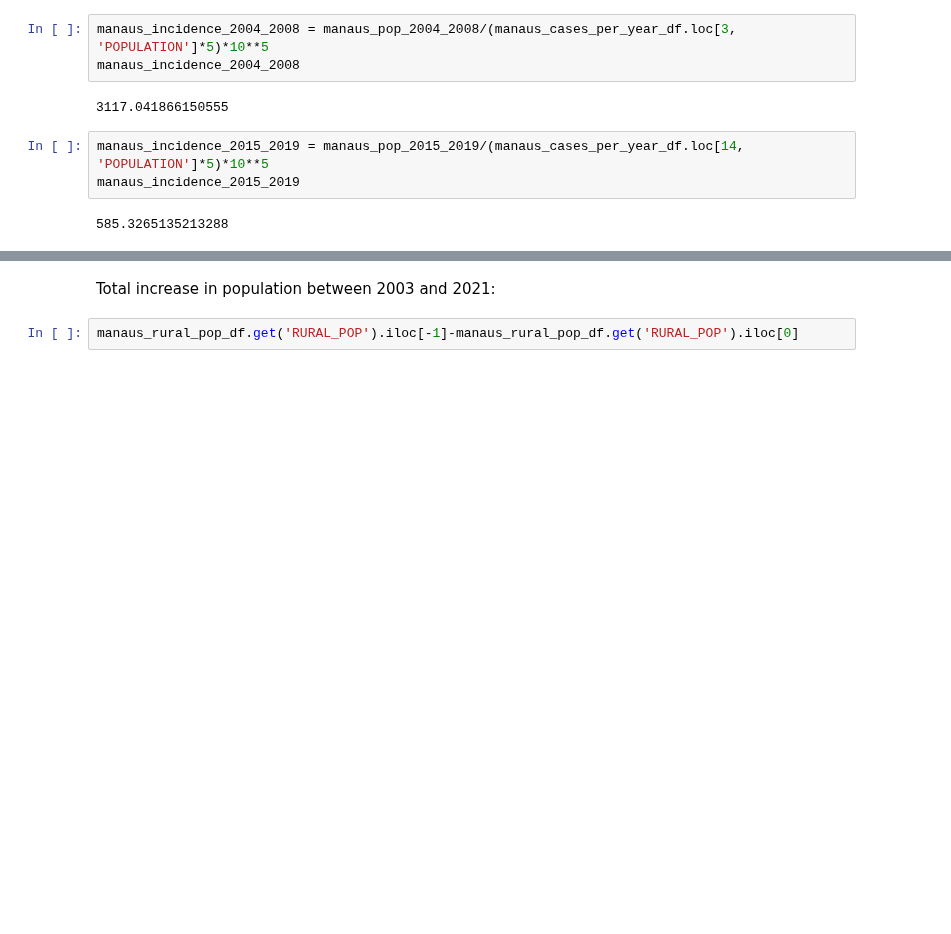
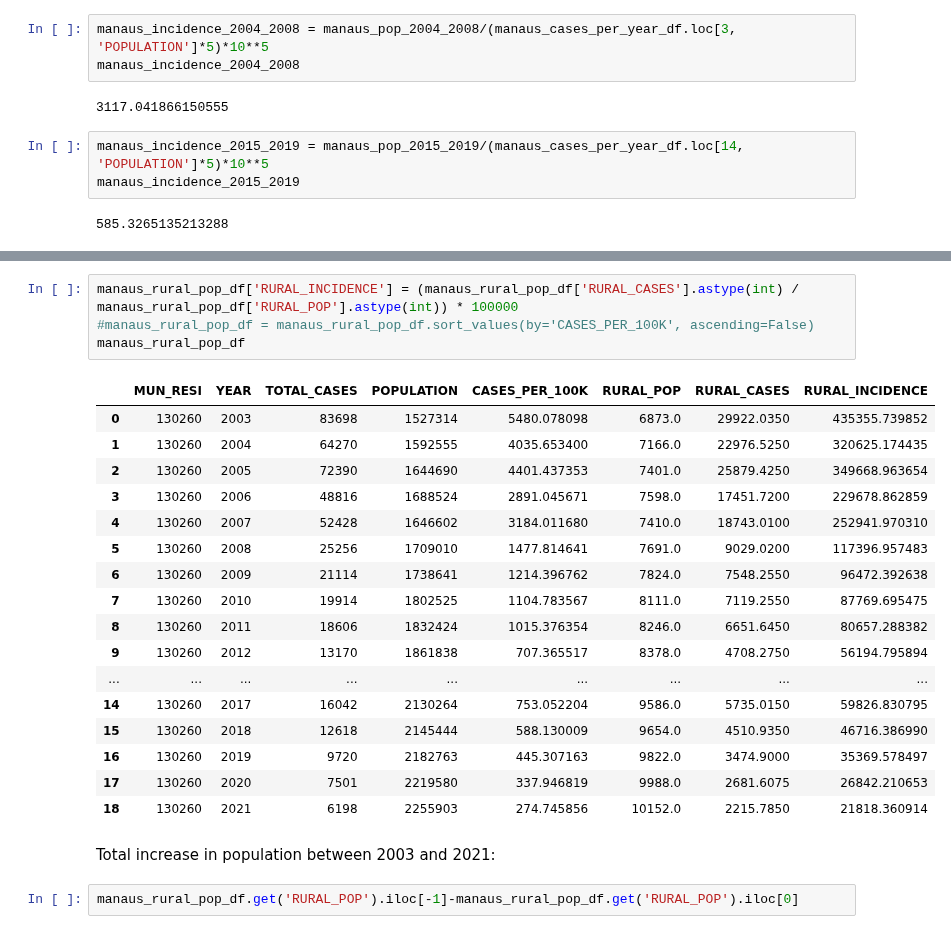
Before and after one commit to RaphaLevy/Study_on_Malaria_dynamics, a Jupyter notebook: sivep_data/SIVEP_Data.ipynb, the cells around one changed output, grey strips where cells are left out. Cells and saved outputs as stored; diff of their text form; blank space fills up the shorter version.

```diff
--- a/sivep_data/SIVEP_Data.ipynb
+++ b/sivep_data/SIVEP_Data.ipynb
@@ -863,3 +866,25 @@ manaus_rural_pop_df
+# %%
+manaus_rural_pop_df['RURAL_INCIDENCE'] = (manaus_rural_pop_df['RURAL_CASES'].astype(int) / manaus_rural_pop_df['RURAL_POP'].astype(int)) * 100000
+#manaus_rural_pop_df = manaus_rural_pop_df.sort_values(by='CASES_PER_100K', ascending=False)
+manaus_rural_pop_df
+# %% [output]
+|  | MUN_RESI | YEAR | TOTAL_CASES | POPULATION | CASES_PER_100K | RURAL_POP | RURAL_CASES | RURAL_INCIDENCE |
+| 0 | 130260 | 2003 | 83698 | 1527314 | 5480.078098 | 6873.0 | 29922.0350 | 435355.739852 |
+| 1 | 130260 | 2004 | 64270 | 1592555 | 4035.653400 | 7166.0 | 22976.5250 | 320625.174435 |
+| 2 | 130260 | 2005 | 72390 | 1644690 | 4401.437353 | 7401.0 | 25879.4250 | 349668.963654 |
+| 3 | 130260 | 2006 | 48816 | 1688524 | 2891.045671 | 7598.0 | 17451.7200 | 229678.862859 |
+| 4 | 130260 | 2007 | 52428 | 1646602 | 3184.011680 | 7410.0 | 18743.0100 | 252941.970310 |
+| 5 | 130260 | 2008 | 25256 | 1709010 | 1477.814641 | 7691.0 | 9029.0200 | 117396.957483 |
+| 6 | 130260 | 2009 | 21114 | 1738641 | 1214.396762 | 7824.0 | 7548.2550 | 96472.392638 |
+| 7 | 130260 | 2010 | 19914 | 1802525 | 1104.783567 | 8111.0 | 7119.2550 | 87769.695475 |
+| 8 | 130260 | 2011 | 18606 | 1832424 | 1015.376354 | 8246.0 | 6651.6450 | 80657.288382 |
+| 9 | 130260 | 2012 | 13170 | 1861838 | 707.365517 | 8378.0 | 4708.2750 | 56194.795894 |
+| ... | ... | ... | ... | ... | ... | ... | ... | ... |
+| 14 | 130260 | 2017 | 16042 | 2130264 | 753.052204 | 9586.0 | 5735.0150 | 59826.830795 |
+| 15 | 130260 | 2018 | 12618 | 2145444 | 588.130009 | 9654.0 | 4510.9350 | 46716.386990 |
+| 16 | 130260 | 2019 | 9720 | 2182763 | 445.307163 | 9822.0 | 3474.9000 | 35369.578497 |
+| 17 | 130260 | 2020 | 7501 | 2219580 | 337.946819 | 9988.0 | 2681.6075 | 26842.210653 |
+| 18 | 130260 | 2021 | 6198 | 2255903 | 274.745856 | 10152.0 | 2215.7850 | 21818.360914 |
 # %% [markdown]
 Total increase in population between 2003 and 2021:
 # %%
```
Also changed, not shown: parts of 11 cells of this notebook.
